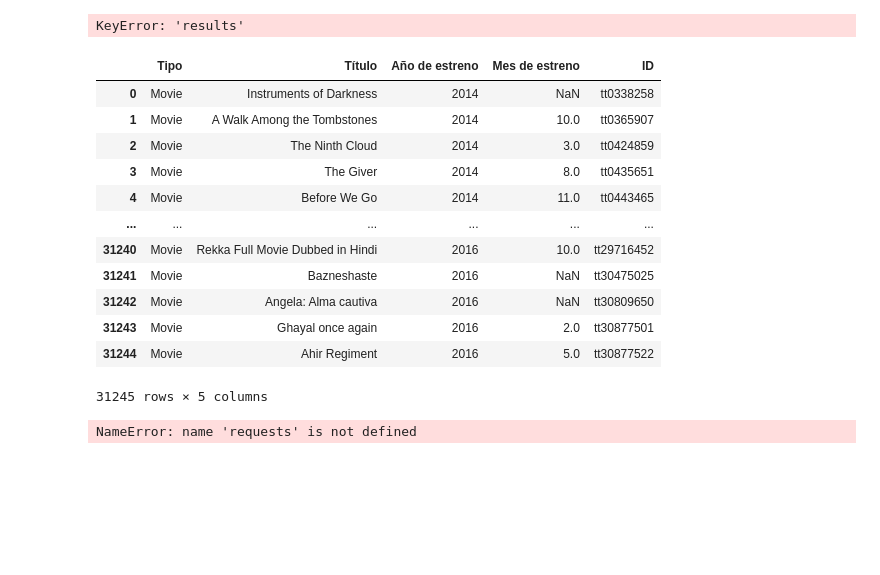
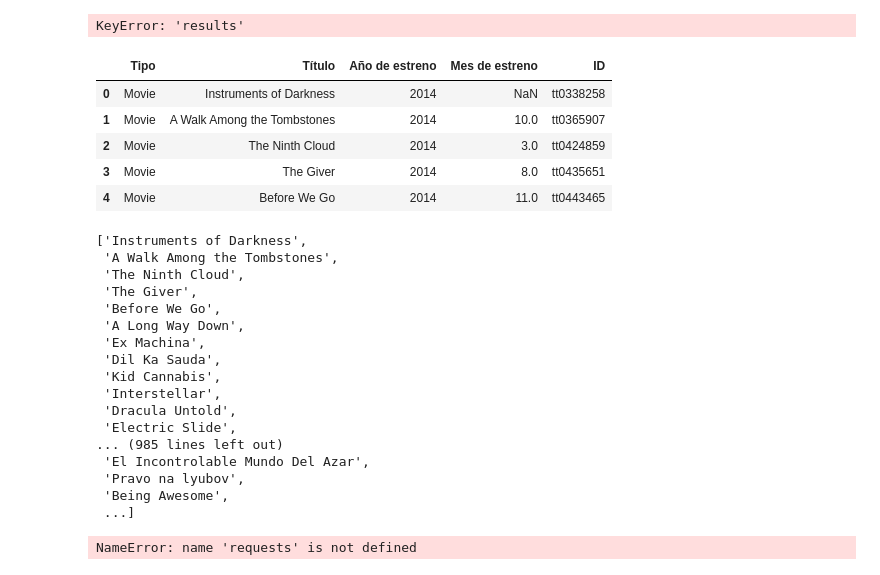
Before and after one commit to lmoraromero/proyecto-da-promo-G-modulo-2-team-2, a Jupyter notebook: Laura_Peliculas.ipynb, the cells around one changed output. Saved outputs shown, nothing was run; the diff lists cells and outputs as text; code cells hidden in the pictures; blank space fills up the shorter version.

```diff
--- a/Laura_Peliculas.ipynb
+++ b/Laura_Peliculas.ipynb
@@ -115,21 +115,34 @@ df_pelis = pd.DataFrame(lista_pelis, columns=['Tipo', 'Título', 'Año de estren
 # %%
 df_pelis.to_csv('lista_pelis_2014_2016.csv')
 # %%
-df_pelis
+df_pelis.head()
 # %% [output]
 |  | Tipo | Título | Año de estreno | Mes de estreno | ID |
 | 0 | Movie | Instruments of Darkness | 2014 | NaN | tt0338258 |
 | 1 | Movie | A Walk Among the Tombstones | 2014 | 10.0 | tt0365907 |
 | 2 | Movie | The Ninth Cloud | 2014 | 3.0 | tt0424859 |
 | 3 | Movie | The Giver | 2014 | 8.0 | tt0435651 |
 | 4 | Movie | Before We Go | 2014 | 11.0 | tt0443465 |
-| ... | ... | ... | ... | ... | ... |
-| 31240 | Movie | Rekka Full Movie Dubbed in Hindi | 2016 | 10.0 | tt29716452 |
-| 31241 | Movie | Bazneshaste | 2016 | NaN | tt30475025 |
-| 31242 | Movie | Angela: Alma cautiva | 2016 | NaN | tt30809650 |
-| 31243 | Movie | Ghayal once again | 2016 | 2.0 | tt30877501 |
-| 31244 | Movie | Ahir Regiment | 2016 | 5.0 | tt30877522 |
-31245 rows × 5 columns
+# %%
+df_pelis["Título"].to_list()
+# %% [output]
+['Instruments of Darkness',
+ 'A Walk Among the Tombstones',
+ 'The Ninth Cloud',
+ 'The Giver',
+ 'Before We Go',
+ 'A Long Way Down',
+ 'Ex Machina',
+ 'Dil Ka Sauda',
+ 'Kid Cannabis',
+ 'Interstellar',
+ 'Dracula Untold',
+ 'Electric Slide',
+... (985 lines left out)
+ 'El Incontrolable Mundo Del Azar',
+ 'Pravo na lyubov',
+ 'Being Awesome',
+ ...]
 # %%
 def call_movies_api(page, genre, year):
 
```
Also changed, not shown: 2 other files.
